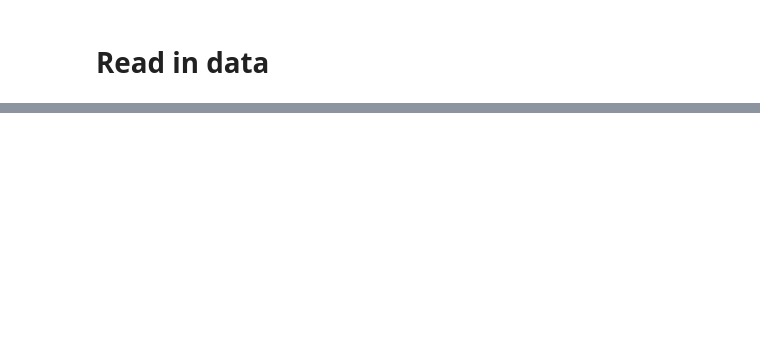
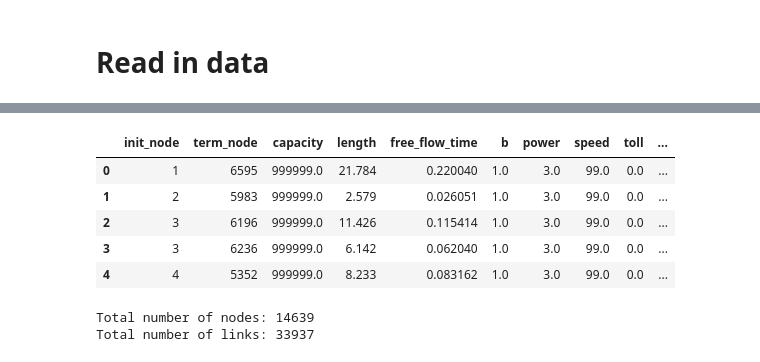
Before and after one commit to BenSeimon/Networks_Term_Paper, a Jupyter notebook: Code/Python/Networks_Term_Paper_First_Pass_Ben.ipynb, the cells around one changed output, grey strips where cells are left out. Drawn from its saved outputs; the diff is of its cells as text; code cells hidden in the pictures; blank space fills up the shorter version.

```diff
--- a/Code/Python/Networks_Term_Paper_First_Pass_Ben.ipynb
+++ b/Code/Python/Networks_Term_Paper_First_Pass_Ben.ipynb
@@ -30,11 +39,20 @@ Birmingham_nodes.tntp.txt
 # %%
 #below code taken from https://github.com/bstabler/TransportationNetworks/blob/master/_scripts/parsing%20networks%20in%20Python.ipynb
 
+#load network file
 netfile = data_path + city + '/' + network_file
-net = pd.read_csv(netfile, skiprows=8, sep='\t')
+brum = pd.read_csv(netfile, skiprows=8, sep='\t')
+trimmed= [s.strip().lower() for s in brum.columns]
+brum.columns = trimmed
+# And drop the silly first andlast columns
+brum.drop(['~', ';'], axis=1, inplace=True)
 
-trimmed= [s.strip().lower() for s in net.columns]
-net.columns = trimmed
-
-# And drop the silly first andlast columns
-net.drop(['~', ';'], axis=1, inplace=True)
+#load node file - note this is a bit fiddly, could be a better way to import but chose something quick and dirty
+nodefile = data_path + city + '/' + node_file
+brum_nodes = pd.read_csv(nodefile, sep = ' ')
+for_drop = []
+for i in list(range(1,14)):
+    name = 'Unnamed: ' + str(i)
+    for_drop.append(name)
+for_drop.remove('Unnamed: 7')
+brum_nodes = brum_nodes.drop(for_drop, axis = 1)
@@ -40,0 +75,15 @@ net.drop(['~', ';'], axis=1, inplace=True)
+# %%
+brum.head()
+# %% [output]
+|  | init_node | term_node | capacity | length | free_flow_time | b | power | speed | toll | ... |
+| 0 | 1 | 6595 | 999999.0 | 21.784 | 0.220040 | 1.0 | 3.0 | 99.0 | 0.0 | ... |
+| 1 | 2 | 5983 | 999999.0 | 2.579 | 0.026051 | 1.0 | 3.0 | 99.0 | 0.0 | ... |
+| 2 | 3 | 6196 | 999999.0 | 11.426 | 0.115414 | 1.0 | 3.0 | 99.0 | 0.0 | ... |
+| 3 | 3 | 6236 | 999999.0 | 6.142 | 0.062040 | 1.0 | 3.0 | 99.0 | 0.0 | ... |
+| 4 | 4 | 5352 | 999999.0 | 8.233 | 0.083162 | 1.0 | 3.0 | 99.0 | 0.0 | ... |
+# %%
+print('Total number of nodes:', len(brum['init_node'].unique()))
+print('Total number of links:', brum.shape[0])
+# %% [output]
+Total number of nodes: 14639
+Total number of links: 33937
```
Also changed, not shown: parts of 41 cells of this notebook, 5 other files.
